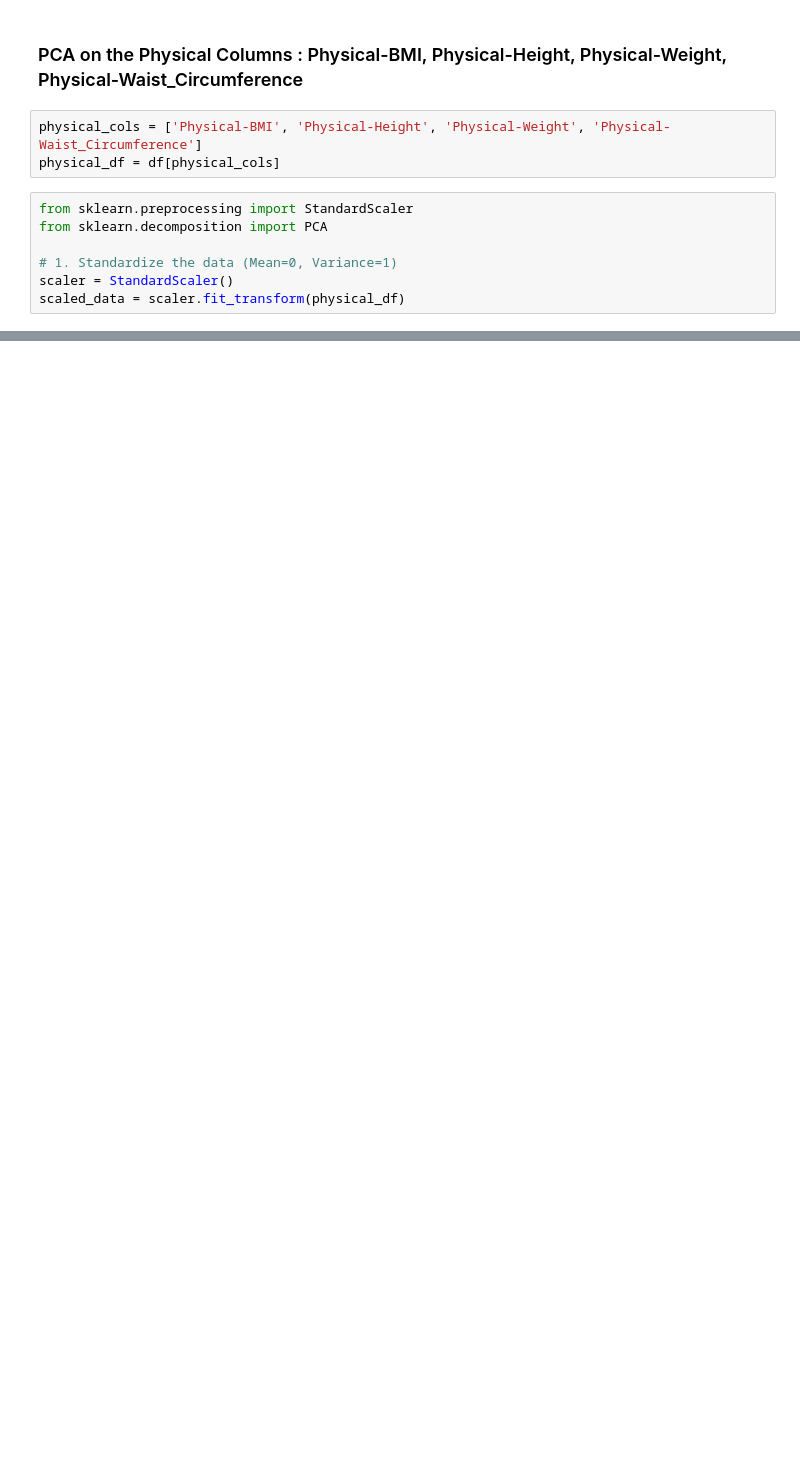
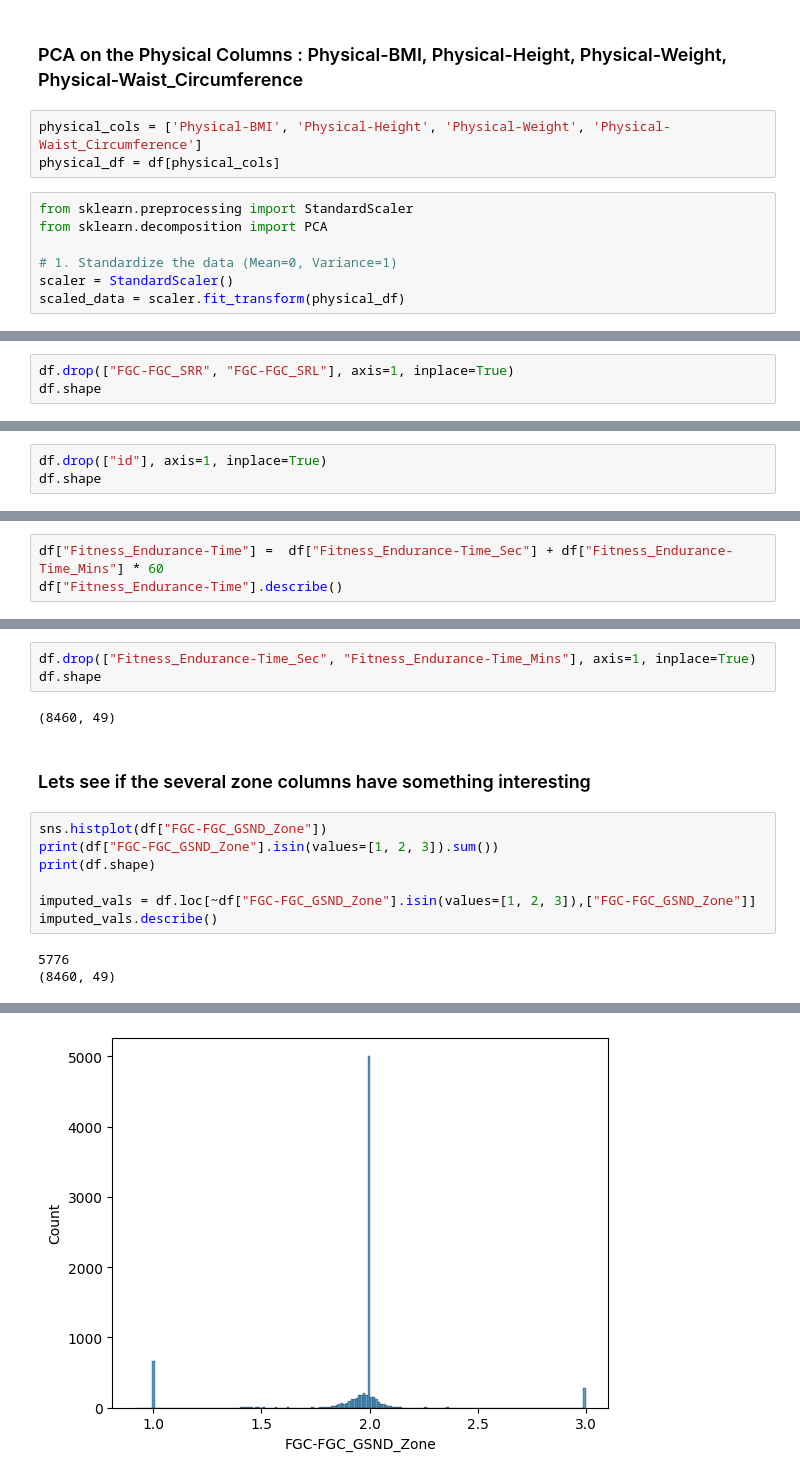
Before and after one commit to npratesi2/Data-Mining-2-2026-, a Jupyter notebook: Module 0/DimensionalityReduction.ipynb, the cells around one changed output, grey strips where cells are left out. Cells and saved outputs as stored; diff of their text form; blank space fills up the shorter version.

```diff
--- a/Module 0/DimensionalityReduction.ipynb
+++ b/Module 0/DimensionalityReduction.ipynb
@@ -176,0 +145,3 @@ df.shape
+# %%
+df.drop(["FGC-FGC_SRR", "FGC-FGC_SRL"], axis=1, inplace=True)
+df.shape
@@ -176,0 +152,3 @@ df.shape
+# %%
+df.drop(["id"], axis=1, inplace=True)
+df.shape
@@ -176,0 +159,3 @@ df.shape
+# %%
+df["Fitness_Endurance-Time"] =  df["Fitness_Endurance-Time_Sec"] + df["Fitness_Endurance-Time_Mins"] * 60
+df["Fitness_Endurance-Time"].describe()
@@ -176,0 +172,17 @@ df.shape
+# %%
+df.drop(["Fitness_Endurance-Time_Sec", "Fitness_Endurance-Time_Mins"], axis=1, inplace=True)
+df.shape
+# %% [output]
+(8460, 49)
+# %% [markdown]
+### Lets see if the several zone columns have something interesting
+# %%
+sns.histplot(df["FGC-FGC_GSND_Zone"])
+print(df["FGC-FGC_GSND_Zone"].isin(values=[1, 2, 3]).sum())
+print(df.shape)
+
+imputed_vals = df.loc[~df["FGC-FGC_GSND_Zone"].isin(values=[1, 2, 3]),["FGC-FGC_GSND_Zone"]]
+imputed_vals.describe()
+# %% [output]
+5776
+(8460, 49)
@@ -176,0 +198 @@ df.shape
+[figure, added]
```
Also changed, not shown: parts of 39 cells of this notebook, 3 other files.
